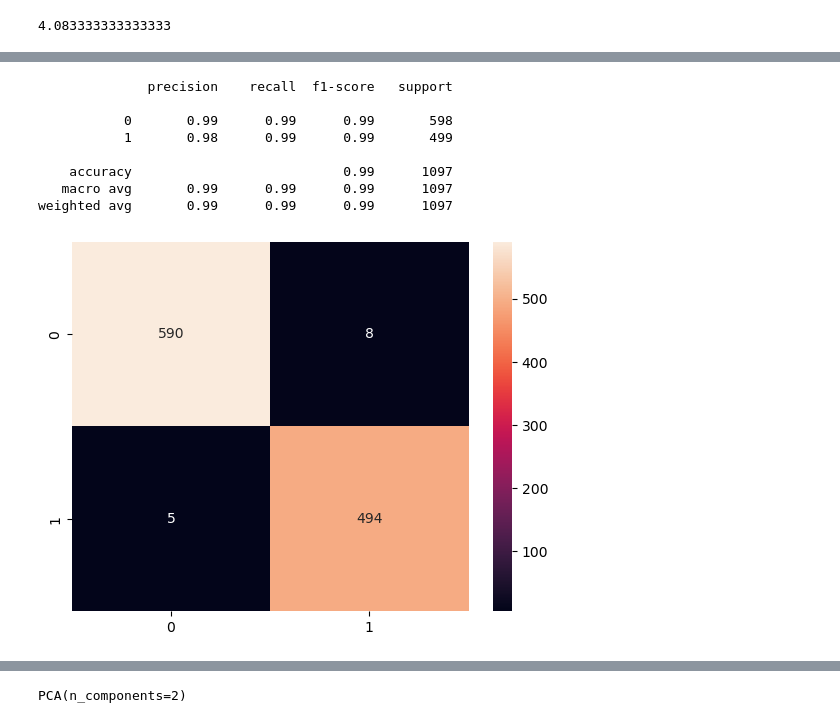
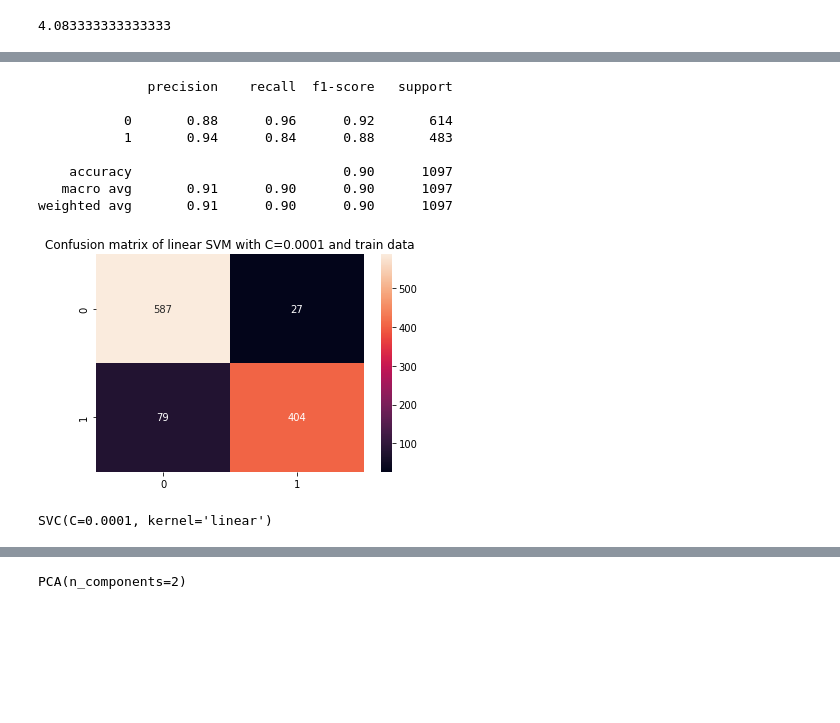
Before and after one commit to cassiasamp/logreg, a Jupyter notebook: notebooks/svm/svm-guide.ipynb, the cells around one changed output, grey strips where cells are left out. Drawn from its saved outputs; the diff is of its cells as text; code cells hidden in the pictures; blank space fills up the shorter version.

Commit message:
changing images

```diff
--- a/notebooks/svm/svm-guide.ipynb
+++ b/notebooks/svm/svm-guide.ipynb
@@ -126,7 +126,8 @@ y = bankdata['class']
 # %%
 from sklearn.model_selection import train_test_split
 X_train, X_test, y_train, y_test = train_test_split(X, y,
-                                                    test_size = 0.20)
+                                                    test_size = 0.20,
+                                                    random_state=42)
 # %%
 type(X_train.shape)
 # %% [output]
@@ -146,8 +147,8 @@ svc.fit(X_train, y_train)
 # %% [output]
 SVC(kernel='linear')
 # %%
-svc1 = SVC(kernel='linear', C=0.0001)
-svc1.fit(X_train, y_train)
+svc_c = SVC(kernel='linear', C=0.0001)
+svc_c.fit(X_train, y_train)
 # %% [output]
 SVC(C=0.0001, kernel='linear')
 # %%
@@ -163,2 +162,2 @@ y_pred_t = svc.predict(X_train)
 # %%
-y_pred_t1 = svc1.predict(X_train)
+y_pred_ct = svc_c.predict(X_train)
@@ -209,16 +226,21 @@ weighted avg       0.91      0.91      0.91      1097
 # %%
 from sklearn.metrics import classification_report, confusion_matrix
-cmt = confusion_matrix(y_train,y_pred_t)
-sns.heatmap(cmt, annot=True, fmt='d')
+cm_ct = confusion_matrix(y_train, y_pred_ct)
+sns.heatmap(cm_ct, annot=True, fmt='d').set_title('Confusion matrix of linear SVM with C=0.0001 and train data')
 
-print(classification_report(y_train,y_pred_t))
+print(classification_report(y_train, y_pred_ct))
 # %% [output]
               precision    recall  f1-score   support
 
-           0       0.99      0.99      0.99       598
-           1       0.98      0.99      0.99       499
+           0       0.88      0.96      0.92       614
+           1       0.94      0.84      0.88       483
 
-    accuracy                           0.99      1097
-   macro avg       0.99      0.99      0.99      1097
-weighted avg       0.99      0.99      0.99      1097
+    accuracy                           0.90      1097
+   macro avg       0.91      0.90      0.90      1097
+weighted avg       0.91      0.90      0.90      1097
-[figure, old version]
+[figure, new version]
+# %%
+svcC = SVC(kernel='linear', C=0.0001)
+svcC.fit(X_train, y_train)
+# %% [output]
+SVC(C=0.0001, kernel='linear')
```
Also changed, not shown: parts of 38 cells of this notebook, 8 other files.
